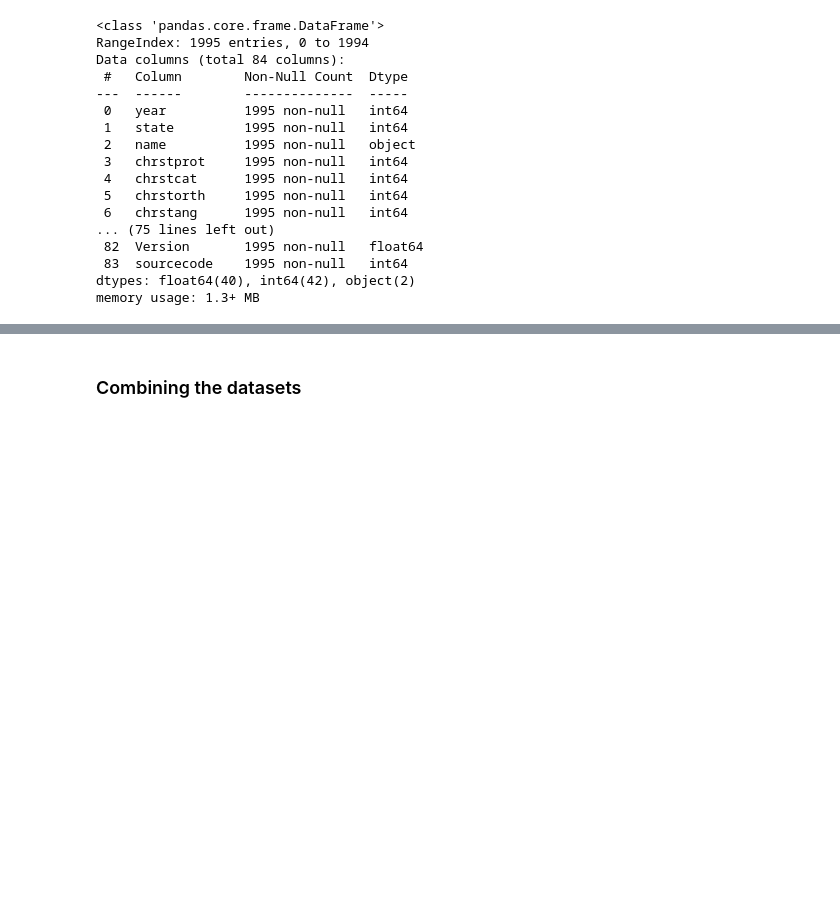
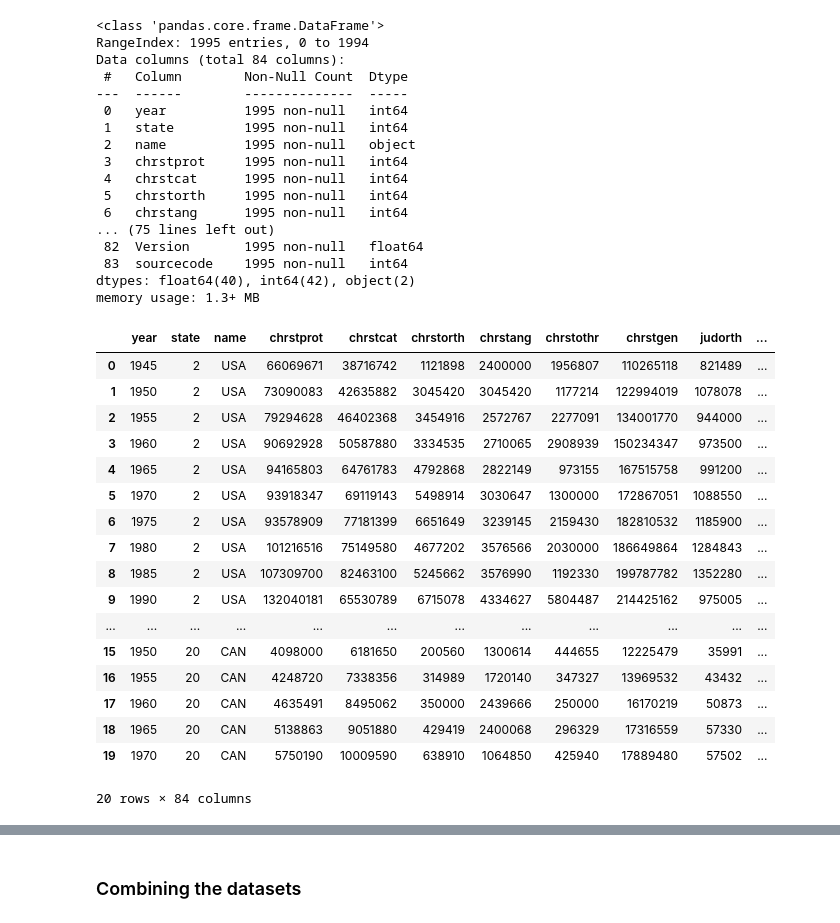
Before and after one commit to R0go/Religion, a Jupyter notebook: project.ipynb, the cells around one changed output, grey strips where cells are left out. Cells and saved outputs as stored; diff of their text form; code cells hidden in the pictures; blank space fills up the shorter version.

```diff
--- a/project.ipynb
+++ b/project.ipynb
@@ -121,4 +130,25 @@ Data columns (total 84 columns):
  83  sourcecode    1995 non-null   int64
 dtypes: float64(40), int64(42), object(2)
 memory usage: 1.3+ MB
+# %%
+WRP_national.head(20)
+# %% [output]
+|  | year | state | name | chrstprot | chrstcat | chrstorth | chrstang | chrstothr | chrstgen | judorth | ... |
+| 0 | 1945 | 2 | USA | 66069671 | 38716742 | 1121898 | 2400000 | 1956807 | 110265118 | 821489 | ... |
+| 1 | 1950 | 2 | USA | 73090083 | 42635882 | 3045420 | 3045420 | 1177214 | 122994019 | 1078078 | ... |
+| 2 | 1955 | 2 | USA | 79294628 | 46402368 | 3454916 | 2572767 | 2277091 | 134001770 | 944000 | ... |
+| 3 | 1960 | 2 | USA | 90692928 | 50587880 | 3334535 | 2710065 | 2908939 | 150234347 | 973500 | ... |
+| 4 | 1965 | 2 | USA | 94165803 | 64761783 | 4792868 | 2822149 | 973155 | 167515758 | 991200 | ... |
+| 5 | 1970 | 2 | USA | 93918347 | 69119143 | 5498914 | 3030647 | 1300000 | 172867051 | 1088550 | ... |
+| 6 | 1975 | 2 | USA | 93578909 | 77181399 | 6651649 | 3239145 | 2159430 | 182810532 | 1185900 | ... |
+| 7 | 1980 | 2 | USA | 101216516 | 75149580 | 4677202 | 3576566 | 2030000 | 186649864 | 1284843 | ... |
+| 8 | 1985 | 2 | USA | 107309700 | 82463100 | 5245662 | 3576990 | 1192330 | 199787782 | 1352280 | ... |
+| 9 | 1990 | 2 | USA | 132040181 | 65530789 | 6715078 | 4334627 | 5804487 | 214425162 | 975005 | ... |
+| ... | ... | ... | ... | ... | ... | ... | ... | ... | ... | ... | ... |
+| 15 | 1950 | 20 | CAN | 4098000 | 6181650 | 200560 | 1300614 | 444655 | 12225479 | 35991 | ... |
+| 16 | 1955 | 20 | CAN | 4248720 | 7338356 | 314989 | 1720140 | 347327 | 13969532 | 43432 | ... |
+| 17 | 1960 | 20 | CAN | 4635491 | 8495062 | 350000 | 2439666 | 250000 | 16170219 | 50873 | ... |
+| 18 | 1965 | 20 | CAN | 5138863 | 9051880 | 429419 | 2400068 | 296329 | 17316559 | 57330 | ... |
+| 19 | 1970 | 20 | CAN | 5750190 | 10009590 | 638910 | 1064850 | 425940 | 17889480 | 57502 | ... |
+20 rows × 84 columns
 # %%
```
Also changed, not shown: parts of 10 cells of this notebook.
